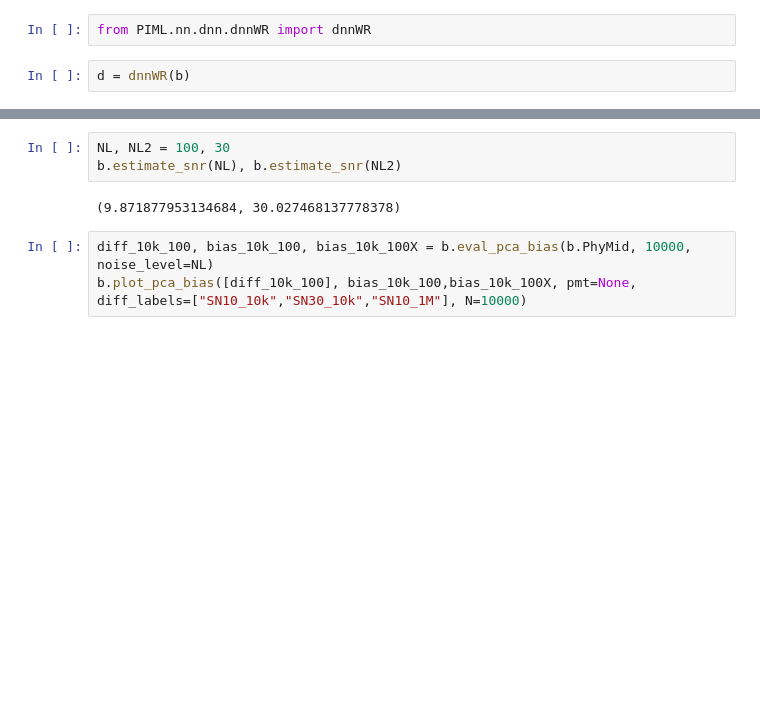
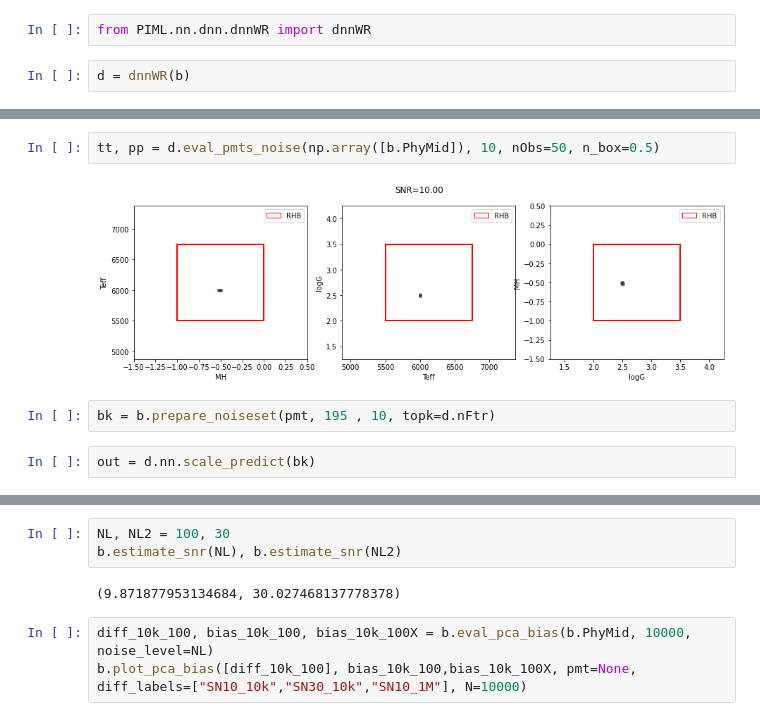
Before and after one commit to ViskaWei/PIML_v0, a Jupyter notebook: nb/RHB.ipynb, the cells around one changed output, grey strips where cells are left out. Cells and saved outputs as stored; diff of their text form; blank space fills up the shorter version.

```diff
--- a/nb/RHB.ipynb
+++ b/nb/RHB.ipynb
@@ -57,0 +69,8 @@ d.init_eval()
+# %%
+tt, pp = d.eval_pmts_noise(np.array([b.PhyMid]), 10, nObs=50, n_box=0.5)
+# %% [output]
+[figure, added]
+# %%
+bk = b.prepare_noiseset(pmt, 195 , 10, topk=d.nFtr)
+# %%
+out = d.nn.scale_predict(bk)
```
Also changed, not shown: parts of 25 cells of this notebook, 34 other files.
